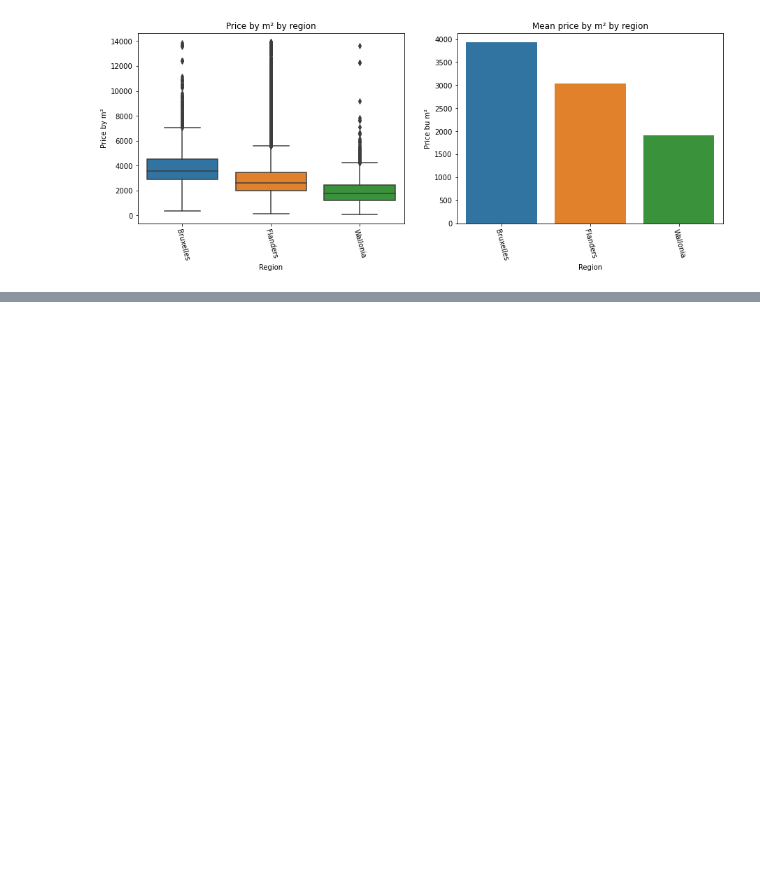
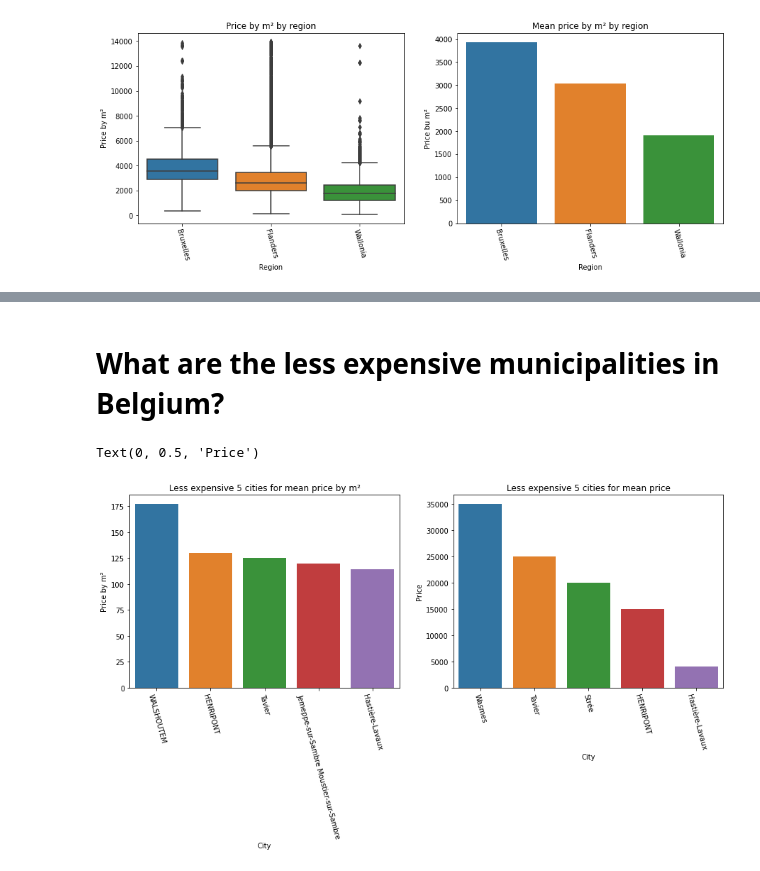
Before and after one commit to abdellahML/challenge-data-analysis, a Jupyter notebook: Codes/interpretation.ipynb, the cells around one changed output, grey strips where cells are left out. Saved outputs shown, nothing was run; the diff lists cells and outputs as text; code cells hidden in the pictures; blank space fills up the shorter version.

```diff
--- a/Codes/interpretation.ipynb
+++ b/Codes/interpretation.ipynb
@@ -293,0 +309,31 @@ Text(0, 0.5, 'Price')
+# %% [markdown]
+# What are the less expensive municipalities in Belgium?
+# %%
+cities = df.groupby(by="city")
+cities = cities["price_by_m2"].agg(np.mean)
+cities = pd.DataFrame(cities)
+cities["city"] = cities.index
+cities.sort_values(by="price_by_m2", ascending=False, inplace=True)
+plt.figure(1, figsize=(15,5))
+plt.subplot(121)
+sns.barplot(x="city", y="price_by_m2", data=cities.tail())
+plt.xticks(rotation=-75)
+plt.title("Less expensive 5 cities for mean price by m²")
+plt.xlabel("City")
+plt.ylabel("Price by m²")
+
+
+cities = df.groupby(by="city")
+cities = cities["price"].agg(np.mean)
+cities = pd.DataFrame(cities)
+cities["city"] = cities.index
+cities.sort_values(by="price", ascending=False, inplace=True)
+plt.subplot(122)
+sns.barplot(x="city", y="price", data=cities.tail())
+plt.xticks(rotation=-75)
+plt.title("Less expensive 5 cities for mean price")
+plt.xlabel("City")
+plt.ylabel("Price")
+# %% [output]
+Text(0, 0.5, 'Price')
+[figure, added]
```
Also changed, not shown: parts of 5 cells of this notebook.
